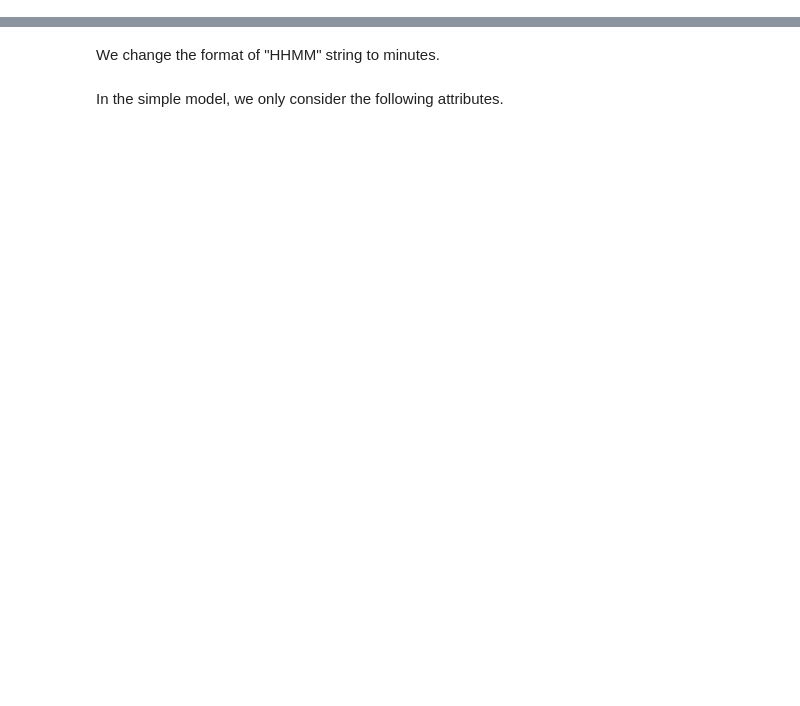
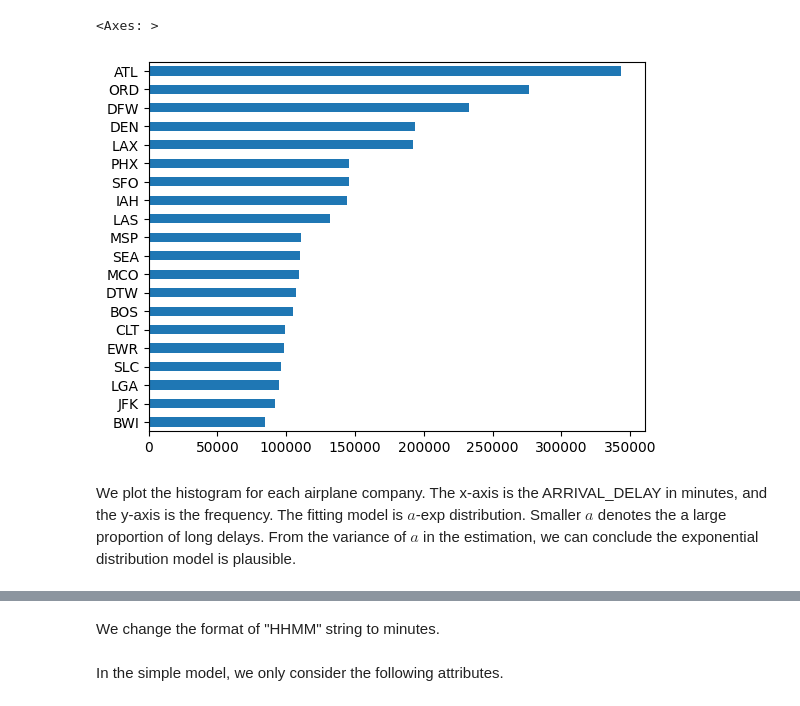
Before and after one commit to yhangchen/Flight-Delays-Prediction, a Jupyter notebook: solution.ipynb, the cells around one changed output, grey strips where cells are left out. Drawn from its saved outputs; the diff is of its cells as text; code cells hidden in the pictures; blank space fills up the shorter version.

```diff
--- a/solution.ipynb
+++ b/solution.ipynb
@@ -48,0 +160,7 @@ df_flights = df_flights[(df_flights['ORIGIN_AIRPORT'].isin(df_airport['IATA_CODE
+# %%
+df_flights['ORIGIN_AIRPORT'].value_counts().sort_values().iloc[-20:].plot(kind='barh')
+# %% [output]
+<Axes: >
+[figure, added]
+# %% [markdown]
+We plot the histogram for each airplane company. The x-axis is the ARRIVAL_DELAY in minutes, and the y-axis is the frequency. The fitting model is $a$-exp distribution. Smaller $a$ denotes the a large proportion of long delays. From the variance of $a$ in the estimation, we can conclude the exponential distribution model is plausible.
```
Also changed, not shown: parts of 46 cells of this notebook.
